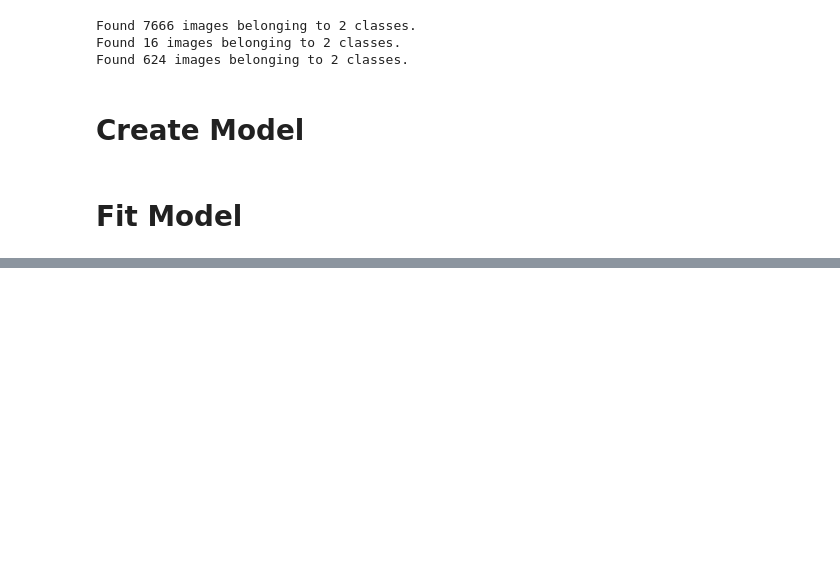
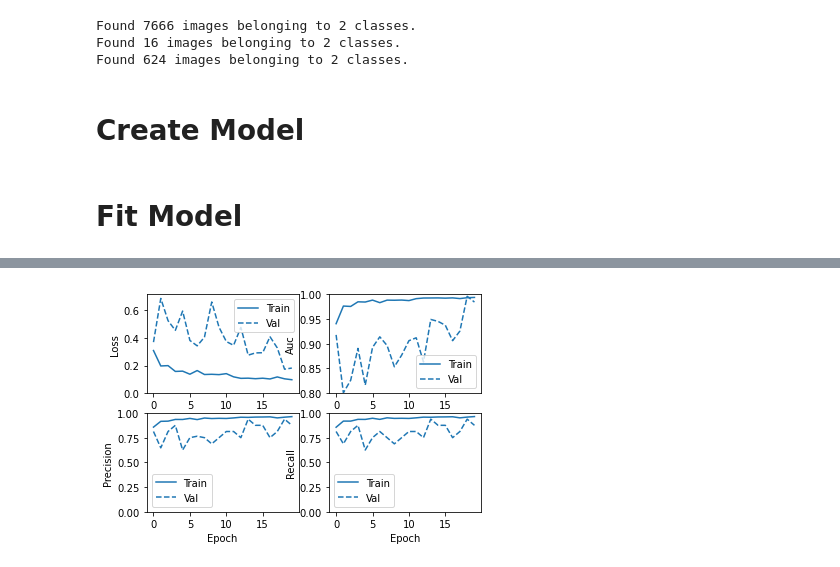
Before and after one commit to mmitk/pneumonia-prediction, a Jupyter notebook: ADASYN.ipynb, the cells around one changed output, grey strips where cells are left out. Saved outputs shown, nothing was run; the diff lists cells and outputs as text; code cells hidden in the pictures; blank space fills up the shorter version.

```diff
--- a/ADASYN.ipynb
+++ b/ADASYN.ipynb
@@ -97,0 +98,4 @@ Epoch 9/20
+# %%
+cnn.plot_history()
+# %% [output]
+[figure, added]
```
Also changed, not shown: parts of 3 cells of this notebook.
